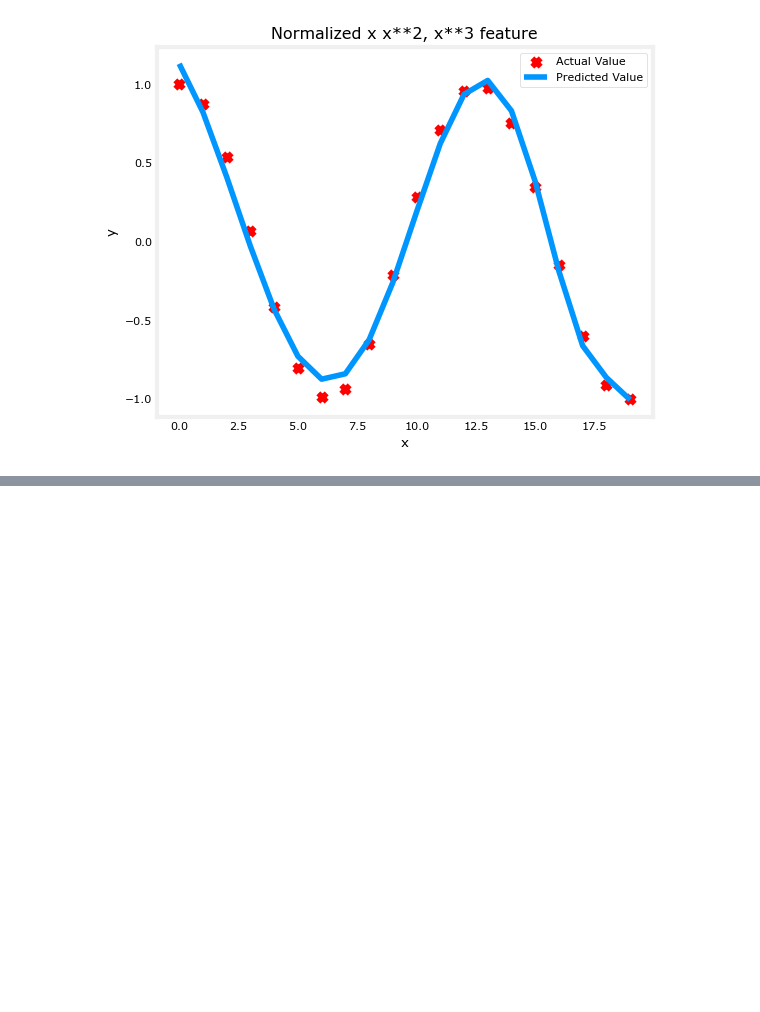
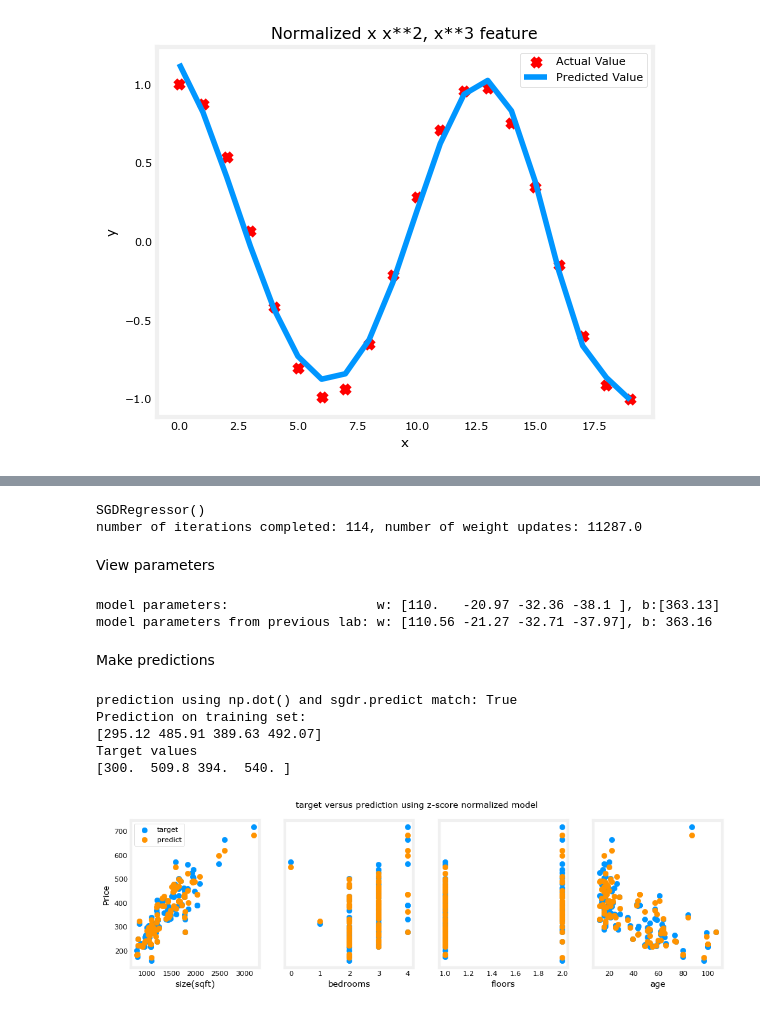
Before and after one commit to Sheikhharis50/ai, a Jupyter notebook: machine_learning/course1/week2/practice/notebook.ipynb, the cells around one changed output, grey strips where cells are left out. Drawn from its saved outputs; the diff is of its cells as text; code cells hidden in the pictures; blank space fills up the shorter version.

```diff
--- a/machine_learning/course1/week2/practice/notebook.ipynb
+++ b/machine_learning/course1/week2/practice/notebook.ipynb
@@ -257,0 +277,3 @@ w,b found by gradient descent: w: [ -1.33565562 -10.00231728  24.77799625   5.96
+# %%
+X_train, y_train = load_house_data()
+X_features = ["size(sqft)", "bedrooms", "floors", "age"]
@@ -257,0 +282,5 @@ w,b found by gradient descent: w: [ -1.33565562 -10.00231728  24.77799625   5.96
+# %%
+scaler = StandardScaler()
+X_norm = scaler.fit_transform(X_train)
+print(f"Peak to Peak range by column in Raw        X:{np.ptp(X_train,axis=0)}")
+print(f"Peak to Peak range by column in Normalized X:{np.ptp(X_norm,axis=0)}")
@@ -257,0 +292,52 @@ w,b found by gradient descent: w: [ -1.33565562 -10.00231728  24.77799625   5.96
+# %%
+sgdr = SGDRegressor(max_iter=1000)
+sgdr.fit(X_norm, y_train)
+print(sgdr)
+print(
+    f"number of iterations completed: {sgdr.n_iter_}, number of weight updates: {sgdr.t_}"
+)
+# %% [output]
+SGDRegressor()
+number of iterations completed: 114, number of weight updates: 11287.0
+# %% [markdown]
+View parameters
+# %%
+b_norm = sgdr.intercept_
+w_norm = sgdr.coef_
+print(f"model parameters:                   w: {w_norm}, b:{b_norm}")
+print("model parameters from previous lab: w: [110.56 -21.27 -32.71 -37.97], b: 363.16")
+# %% [output]
+model parameters:                   w: [110.   -20.97 -32.36 -38.1 ], b:[363.13]
+model parameters from previous lab: w: [110.56 -21.27 -32.71 -37.97], b: 363.16
+# %% [markdown]
+Make predictions
+# %%
+# make a prediction using sgdr.predict()
+y_pred_sgd = sgdr.predict(X_norm)
+# make a prediction using w,b.
+y_pred = np.dot(X_norm, w_norm) + b_norm
+print(
+    f"prediction using np.dot() and sgdr.predict match: {(y_pred == y_pred_sgd).all()}"
+)
+
+print(f"Prediction on training set:\n{y_pred[:4]}")
+print(f"Target values \n{y_train[:4]}")
+# %% [output]
+prediction using np.dot() and sgdr.predict match: True
+Prediction on training set:
+[295.12 485.91 389.63 492.07]
+Target values
+[300.  509.8 394.  540. ]
+# %%
+# plot predictions and targets vs original features
+fig, ax = plt.subplots(1, 4, figsize=(12, 3), sharey=True)
+for i in range(len(ax)):
+    ax[i].scatter(X_train[:, i], y_train, label="target")
+    ax[i].set_xlabel(X_features[i])
+    ax[i].scatter(X_train[:, i], y_pred_sgd, color="#FF9300", label="predict")
+ax[0].set_ylabel("Price")
+ax[0].legend()
+fig.suptitle("target versus prediction using z-score normalized model")
+plt.show()
+# %% [output]
+[figure, added]
```
Also changed, not shown: parts of 6 cells of this notebook, 1 other file.
